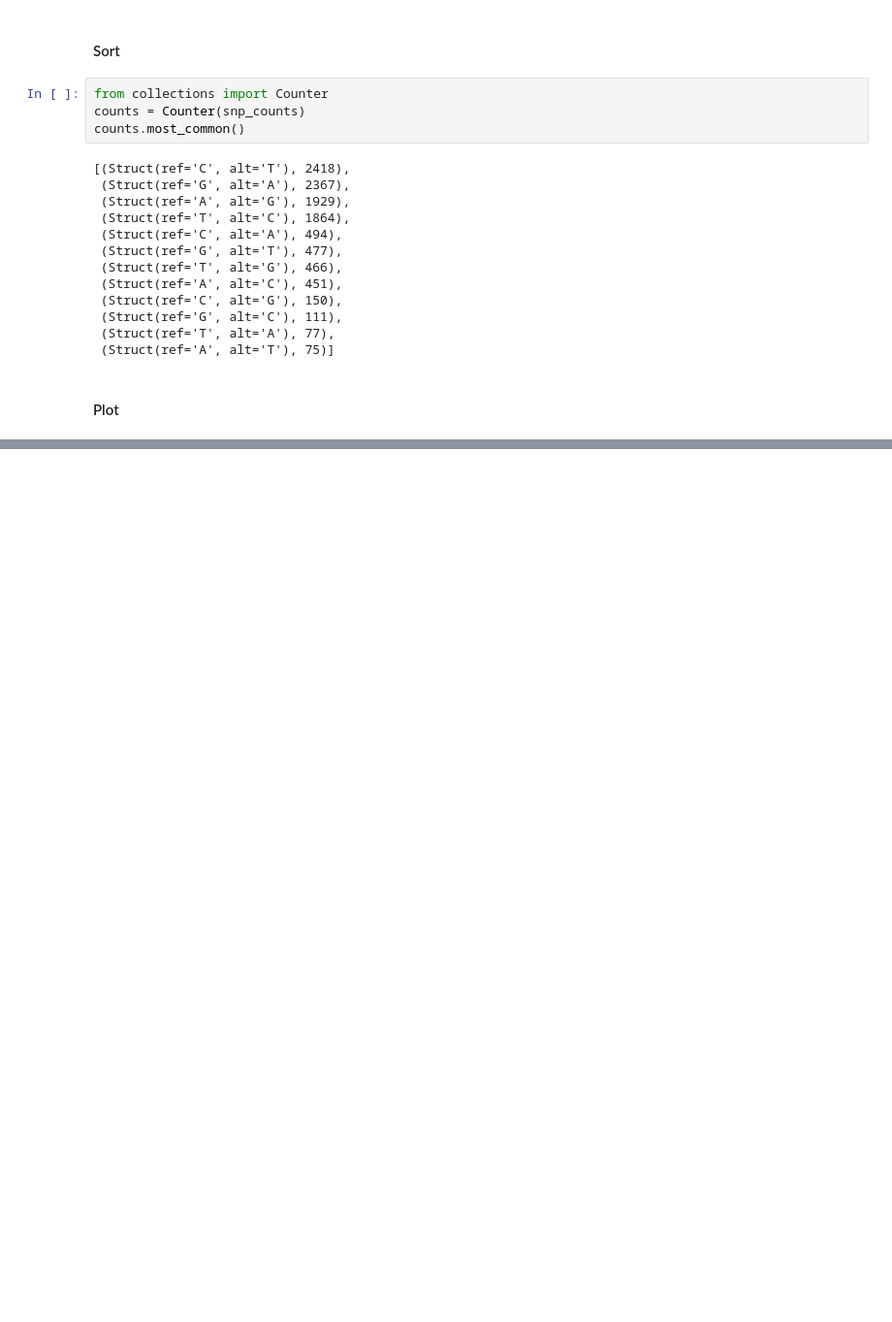
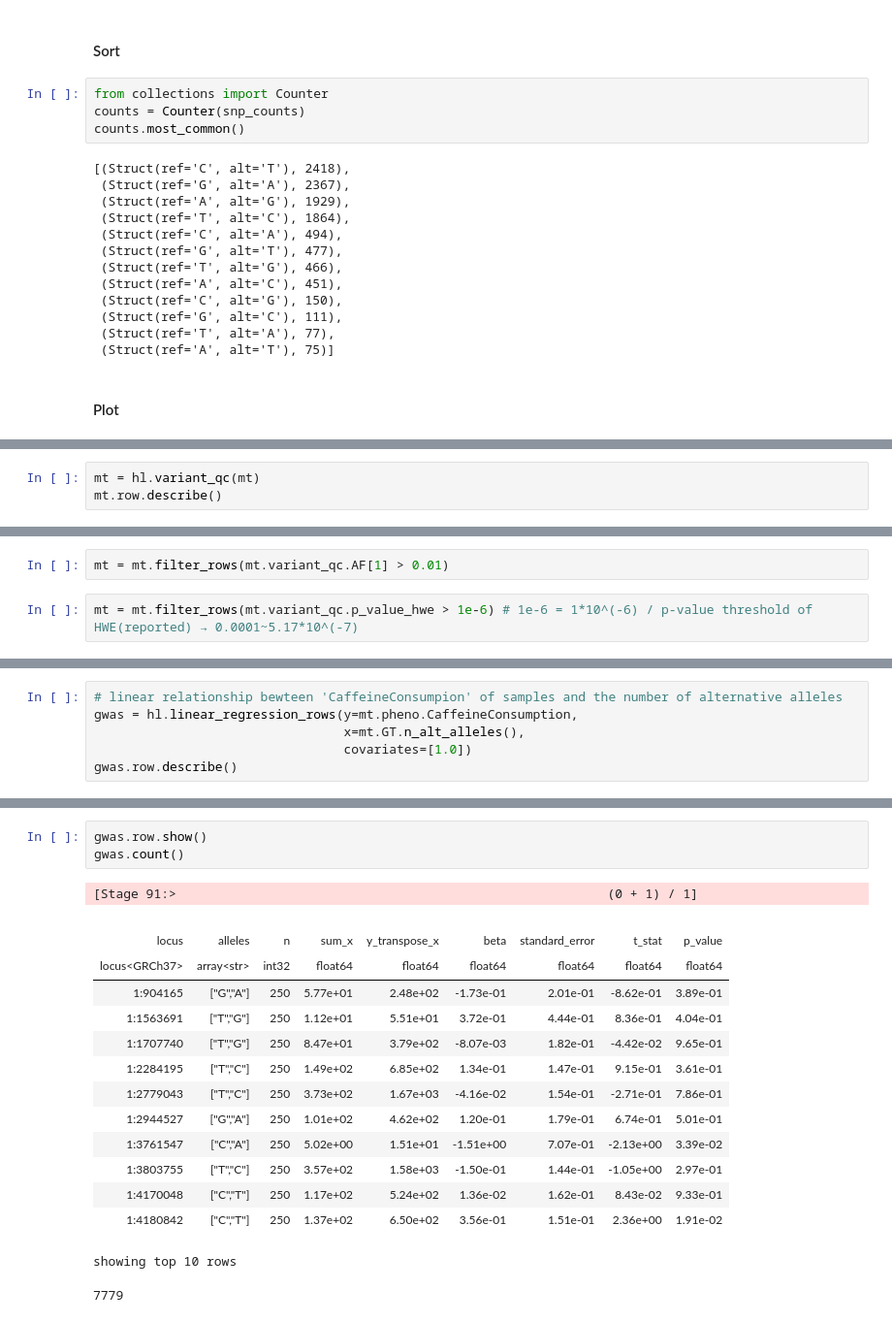
Before and after one commit to koh2ng0/Koh, a Jupyter notebook: hail_gwas.ipynb, the cells around one changed output, grey strips where cells are left out. Shown at 97% size. Drawn from its saved outputs; the diff is of its cells as text; blank space fills up the shorter version.

```diff
--- a/hail_gwas.ipynb
+++ b/hail_gwas.ipynb
@@ -573,0 +776,3 @@ show(p)
+# %%
+mt = hl.variant_qc(mt)
+mt.row.describe()
@@ -573,0 +834,4 @@ show(p)
+# %%
+mt = mt.filter_rows(mt.variant_qc.AF[1] > 0.01)
+# %%
+mt = mt.filter_rows(mt.variant_qc.p_value_hwe > 1e-6) # 1e-6 = 1*10^(-6) / p-value threshold of HWE(reported) → 0.0001~5.17*10^(-7)
@@ -573,0 +866,6 @@ show(p)
+# %%
+# linear relationship bewteen 'CaffeineConsumpion' of samples and the number of alternative alleles
+gwas = hl.linear_regression_rows(y=mt.pheno.CaffeineConsumption,
+                                 x=mt.GT.n_alt_alleles(),
+                                 covariates=[1.0])
+gwas.row.describe()
@@ -573,0 +930,20 @@ show(p)
+# %%
+gwas.row.show()
+gwas.count()
+# %% [output]
+[Stage 91:>                                                         (0 + 1) / 1]
+|  |  |  |  |  |  |  |  |  |
+| locus | alleles | n | sum_x | y_transpose_x | beta | standard_error | t_stat | p_value |
+| locus<GRCh37> | array<str> | int32 | float64 | float64 | float64 | float64 | float64 | float64 |
+| 1:904165 | ["G","A"] | 250 | 5.77e+01 | 2.48e+02 | -1.73e-01 | 2.01e-01 | -8.62e-01 | 3.89e-01 |
+| 1:1563691 | ["T","G"] | 250 | 1.12e+01 | 5.51e+01 | 3.72e-01 | 4.44e-01 | 8.36e-01 | 4.04e-01 |
+| 1:1707740 | ["T","G"] | 250 | 8.47e+01 | 3.79e+02 | -8.07e-03 | 1.82e-01 | -4.42e-02 | 9.65e-01 |
+| 1:2284195 | ["T","C"] | 250 | 1.49e+02 | 6.85e+02 | 1.34e-01 | 1.47e-01 | 9.15e-01 | 3.61e-01 |
+| 1:2779043 | ["T","C"] | 250 | 3.73e+02 | 1.67e+03 | -4.16e-02 | 1.54e-01 | -2.71e-01 | 7.86e-01 |
+| 1:2944527 | ["G","A"] | 250 | 1.01e+02 | 4.62e+02 | 1.20e-01 | 1.79e-01 | 6.74e-01 | 5.01e-01 |
+| 1:3761547 | ["C","A"] | 250 | 5.02e+00 | 1.51e+01 | -1.51e+00 | 7.07e-01 | -2.13e+00 | 3.39e-02 |
+| 1:3803755 | ["T","C"] | 250 | 3.57e+02 | 1.58e+03 | -1.50e-01 | 1.44e-01 | -1.05e+00 | 2.97e-01 |
+| 1:4170048 | ["C","T"] | 250 | 1.17e+02 | 5.24e+02 | 1.36e-02 | 1.62e-01 | 8.43e-02 | 9.33e-01 |
+| 1:4180842 | ["C","T"] | 250 | 1.37e+02 | 6.50e+02 | 3.56e-01 | 1.51e-01 | 2.36e+00 | 1.91e-02 |
+showing top 10 rows
+7779
```
Also changed, not shown: parts of 59 cells of this notebook.
